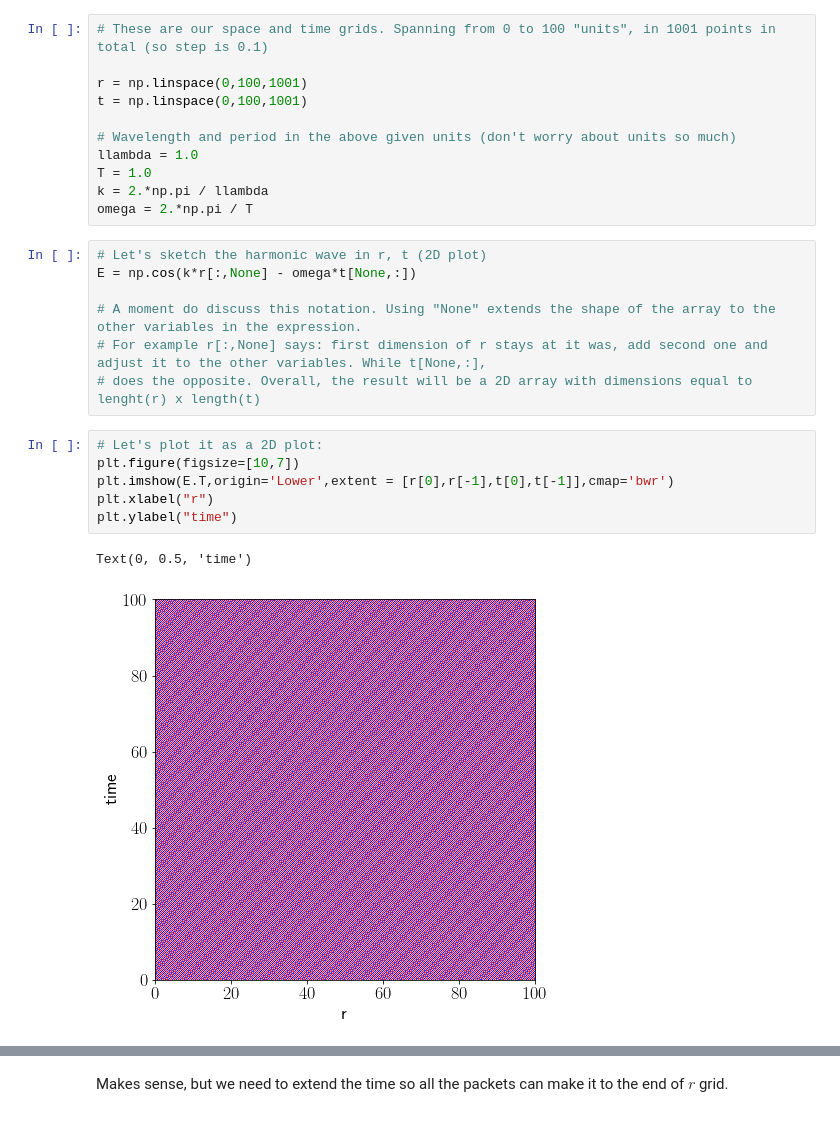
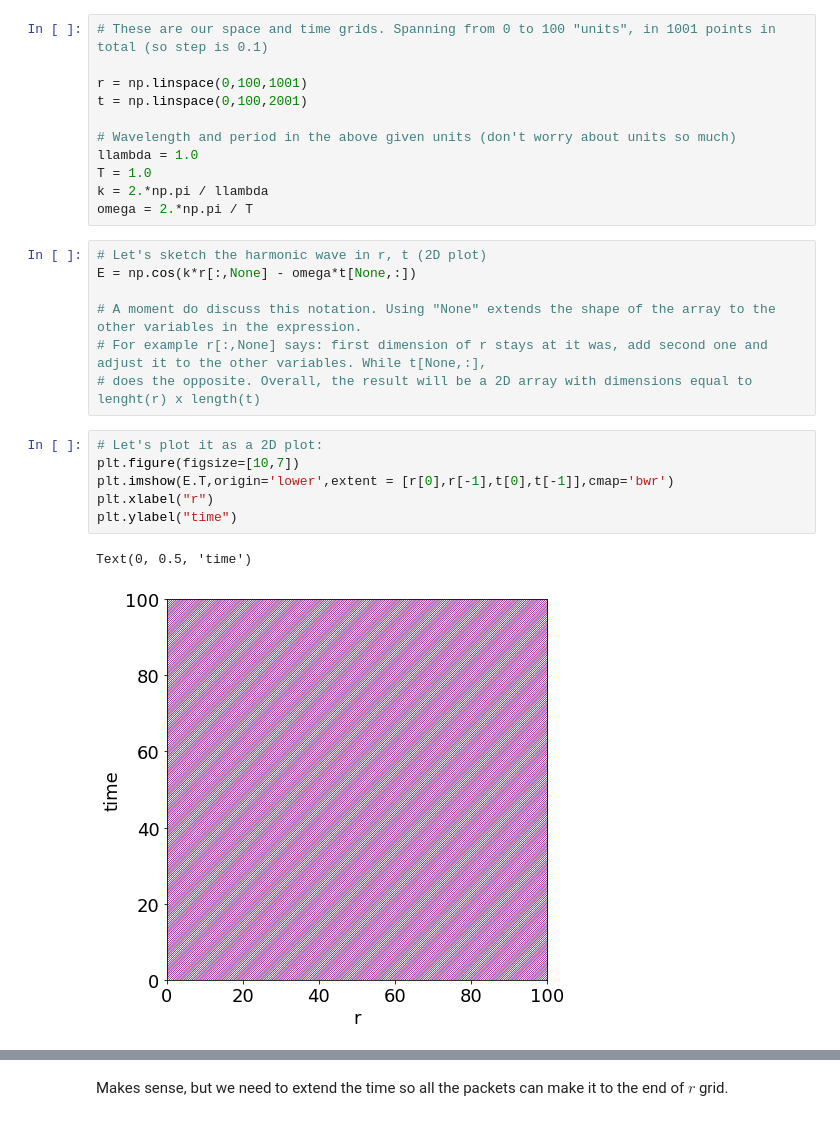
Before and after one commit to ivanzmilic/phys_4510_fall2021, a Jupyter notebook: temporal_coherence.ipynb, the cells around one changed output, grey strips where cells are left out. Cells and saved outputs as stored; diff of their text form.

```diff
--- a/temporal_coherence.ipynb
+++ b/temporal_coherence.ipynb
@@ -36,7 +36,7 @@ Let's go!
 # These are our space and time grids. Spanning from 0 to 100 "units", in 1001 points in total (so step is 0.1)
 
 r = np.linspace(0,100,1001)
-t = np.linspace(0,100,1001)
+t = np.linspace(0,100,2001)
 
 # Wavelength and period in the above given units (don't worry about units so much)
 llambda = 1.0
@@ -53,12 +53,12 @@ E = np.cos(k*r[:,None] - omega*t[None,:])
 # %%
 # Let's plot it as a 2D plot:
 plt.figure(figsize=[10,7])
-plt.imshow(E.T,origin='Lower',extent = [r[0],r[-1],t[0],t[-1]],cmap='bwr')
+plt.imshow(E.T,origin='lower',extent = [r[0],r[-1],t[0],t[-1]],cmap='bwr')
 plt.xlabel("r")
 plt.ylabel("time")
 # %% [output]
 Text(0, 0.5, 'time')
-[figure, old version]
+[figure, new version]
 # %%
 # We can't really see waves there, let's plot a smaller range:
 # Let's plot it as a 2D plot:
```
Also changed, not shown: parts of 48 cells of this notebook.
